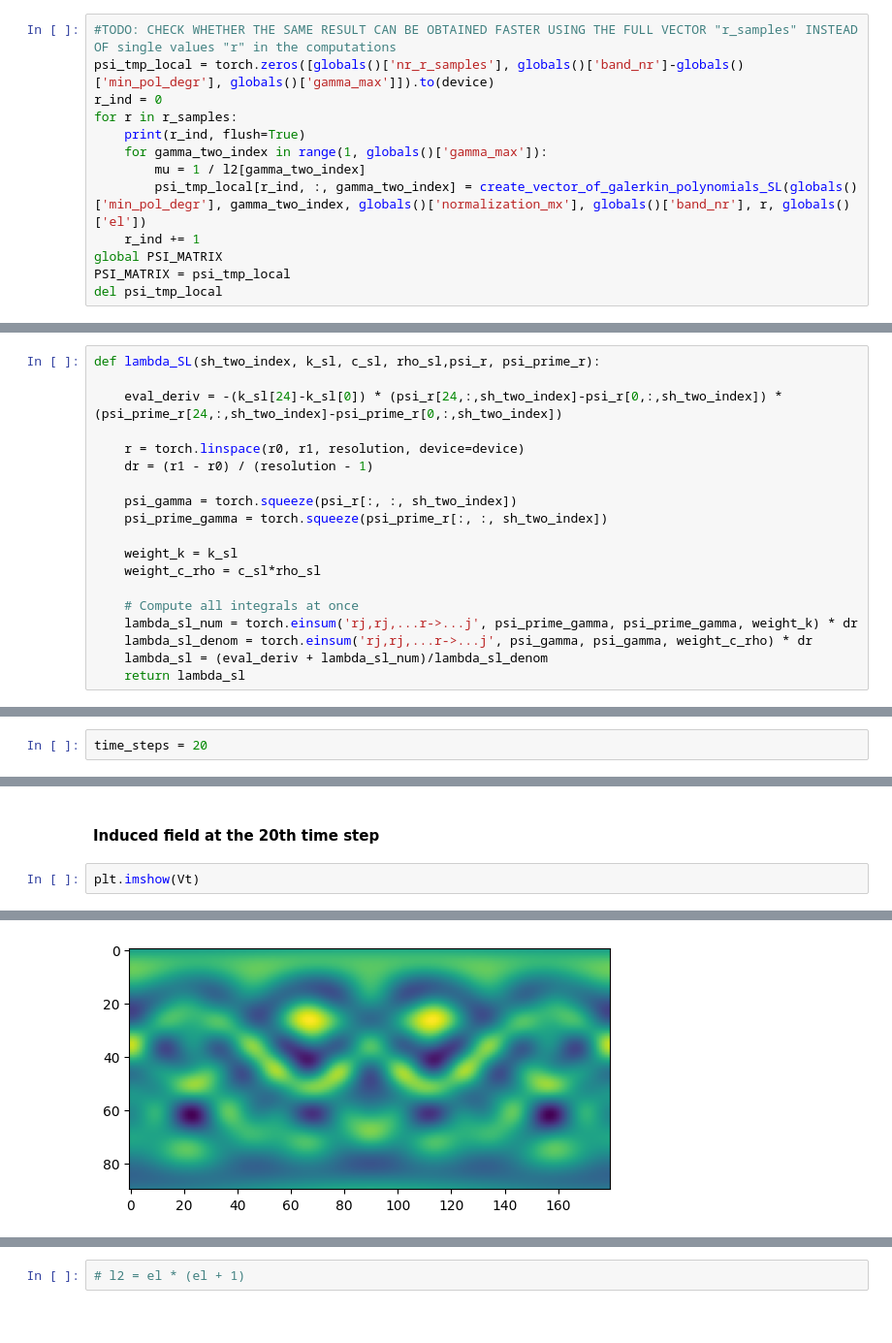
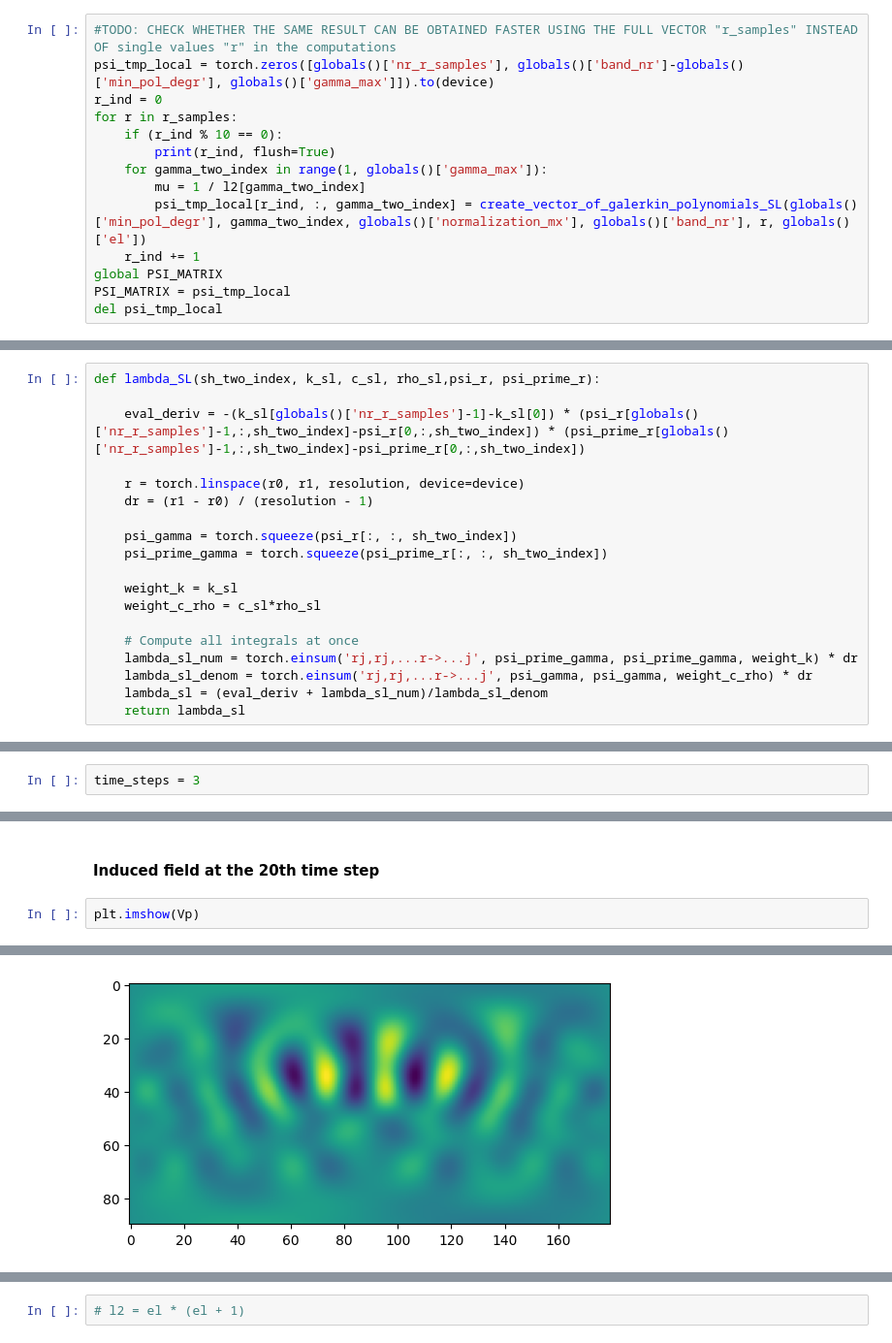
Before and after one commit to lukacskuslits/kuslits-et-al-current-loops, a Jupyter notebook: moving-sources-gpu/Compute-approx-coeffs-sturm-liouville.ipynb, the cells around one changed output, grey strips where cells are left out. Shown at 97% size. Saved outputs shown, nothing was run; the diff lists cells and outputs as text.

```diff
--- a/moving-sources-gpu/Compute-approx-coeffs-sturm-liouville.ipynb
+++ b/moving-sources-gpu/Compute-approx-coeffs-sturm-liouville.ipynb
@@ -825,7 +817,8 @@ Br_test = torch.Tensor(np.array(scipy.io.loadmat('B_r_test.mat')['B_r'])).to(dev
 psi_tmp_local = torch.zeros([globals()['nr_r_samples'], globals()['band_nr']-globals()['min_pol_degr'], globals()['gamma_max']]).to(device)
 r_ind = 0
 for r in r_samples:
-    print(r_ind, flush=True)
+    if (r_ind % 10 == 0):
+        print(r_ind, flush=True)
     for gamma_two_index in range(1, globals()['gamma_max']):
         mu = 1 / l2[gamma_two_index]
         psi_tmp_local[r_ind, :, gamma_two_index] = create_vector_of_galerkin_polynomials_SL(globals()['min_pol_degr'], gamma_two_index, globals()['normalization_mx'], globals()['band_nr'], r, globals()['el'])
@@ -1006,7 +994,7 @@ k_sl = K_SL(r, globals()['eta'])
 # %%
 def lambda_SL(sh_two_index, k_sl, c_sl, rho_sl,psi_r, psi_prime_r):
 
-    eval_deriv = -(k_sl[24]-k_sl[0]) * (psi_r[24,:,sh_two_index]-psi_r[0,:,sh_two_index]) * (psi_prime_r[24,:,sh_two_index]-psi_prime_r[0,:,sh_two_index])
+    eval_deriv = -(k_sl[globals()['nr_r_samples']-1]-k_sl[0]) * (psi_r[globals()['nr_r_samples']-1,:,sh_two_index]-psi_r[0,:,sh_two_index]) * (psi_prime_r[globals()['nr_r_samples']-1,:,sh_two_index]-psi_prime_r[0,:,sh_two_index])
 
     r = torch.linspace(r0, r1, resolution, device=device)
     dr = (r1 - r0) / (resolution - 1)
@@ -1031,7 +1019,7 @@ for gamma_two_index in range(1,globals()['gamma_max']):
 # %% [markdown]
 # Reconstruct the induced mf
 # %%
-time_steps = 20
+time_steps = 3
 # %%
 S_induced = torch.zeros([globals()['nr_r_samples'],globals()['gamma_max'], time_steps]).to(device)
 # %%
@@ -1111,7 +1098,7 @@ np.float64(5.393237315217631)
 # %% [markdown]
 #### Induced field at the 20th time step
 # %%
-plt.imshow(Vt)
+plt.imshow(Vp)
 # %% [output]
 <matplotlib.image.AxesImage at 0x...>
-[figure, old version]
+[figure, new version]
```
Also changed, not shown: parts of 15 cells of this notebook, 2 other files.
